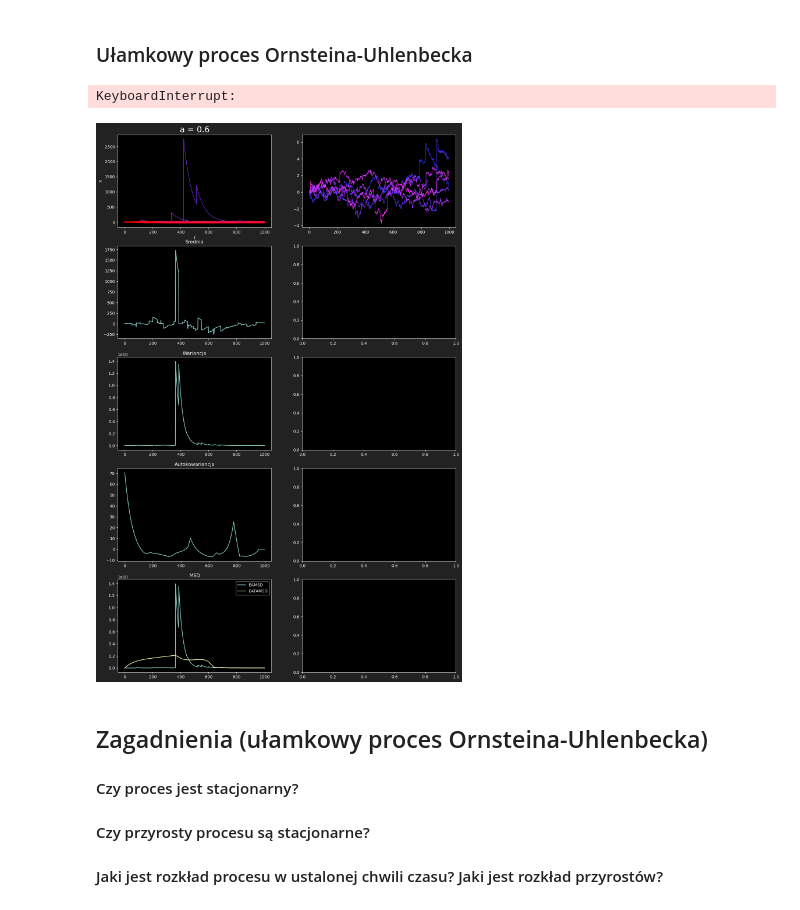
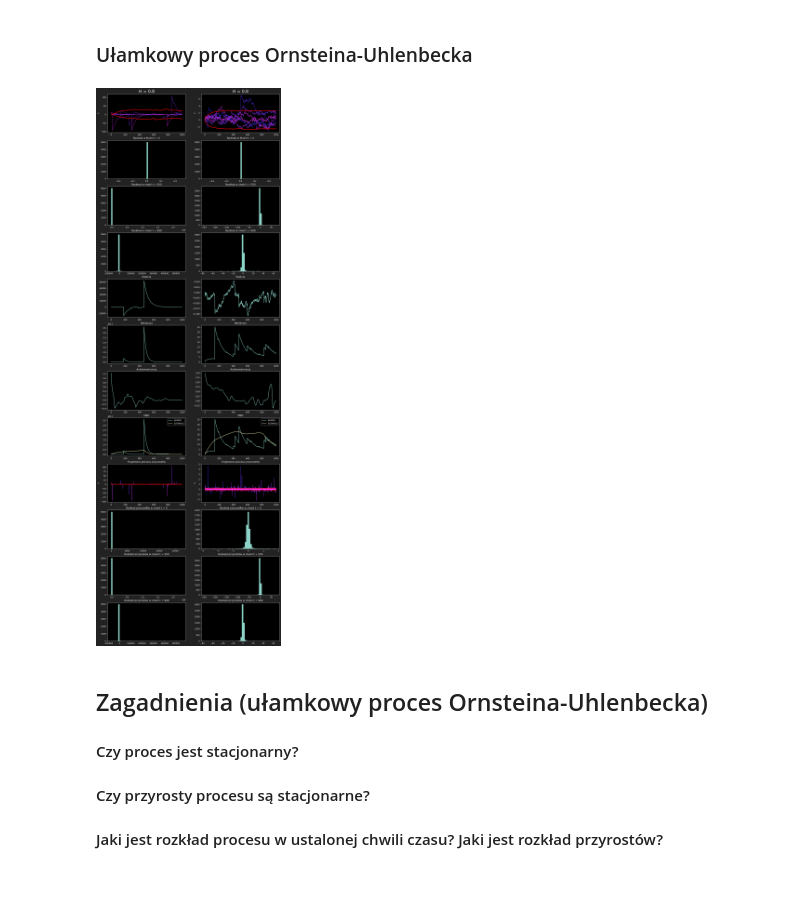
Before and after one commit to BartoszMichalak13/Raports-CSoSP, a Jupyter notebook: ksps_r3_242504_268429.ipynb, the cells around one changed output. Cells and saved outputs as stored; diff of their text form; code cells hidden in the pictures; blank space fills up the shorter version.

Commit message:
histograms and increments processes.

```diff
--- a/ksps_r3_242504_268429.ipynb
+++ b/ksps_r3_242504_268429.ipynb
@@ -102,6 +102,10 @@ def get_covariance(X, Y):
 
 def get_auto_covariance(X):
     return np.array([get_covariance(X[:-h], X[h:]) for h in range(1, len(X) - 1)])
+
+
+def get_increments_proc(process):
+    return process[1:] - process[:-1]
 # %% [markdown]
 ### Ułamkowy ruch Browna
 # %%
@@ -256,47 +290,77 @@ def get_lamperti_transformed_proc(a, B, proc_len, dt):
     sim_len = 1000
     dt = 0.01
 
-    fig, axes = plt.subplots(5, 2, figsize=(15, 24), facecolor="#222222")
+    fig, axes = plt.subplots(12, 2, figsize=(15, 48), facecolor="#222222")
 
     for i, a in enumerate(tqdm(a_vals, desc=f"Simulating trajectories: ")):
         proc_vals = []
+        increments = []
 
         for j in range(0, trajectories_count):
             sim_v = get_lamperti_transformed_proc(a, 0.0, sim_len, dt)
             proc_vals.append(sim_v)
+            increments.append(get_increments_proc(sim_v))
             if j < draw_trajectories:
                 axes[0, i].plot(sim_v, linewidth=1, color=traj_colors[j])
+                axes[8, i].plot(increments[-1], linewidth=1, color=traj_colors[j])
 
 
+        proc_vals = np.array(proc_vals)
+        increments = np.array(increments)
+
         mean, var, q05, q95 = get_proc_stats(proc_vals)
+        mean_inc, var_inc, q05_inc, q95_inc = get_proc_stats(increments)
         a_cod = get_auto_codifference(proc_vals[0])
         a_cov = get_auto_covariance(proc_vals[0])
         eamsd, eatamsd = get_msd(proc_vals)
 
-        axes[0, i].plot(q05, color="red", label="Linie kwantylowe", linewidth=3)
+        axes[0, i].plot(q05, color="red", label="Linie kwantylowe", linewidth=2)
         axes[0, i].plot(q95, color="red", linewidth=2)
         axes[0, i].set_xlabel("t")
         axes[0, i].set_ylabel("X")
         axes[0, i].set_title(f"a = {a}", fontsize=20)
 
-        axes[1, i].plot(mean)
-        axes[1, i].set_title("Średnia")
+        axes[1, i].hist(proc_vals[:,0], bins=50)
+        axes[1, i].set_title("Rozkład w chwili t = 0")
 
-        axes[2, i].plot(var)
-        axes[2, i].set_title("Wariancja")
+        axes[2, i].hist(proc_vals[:,sim_len//2], bins=50)
+        axes[2, i].set_title(f"Rozkład w chwili t = {sim_len//2}")
 
-        axes[3, i].plot(a_cov)
-        axes[3, i].set_title("Autokowariancja")
+        axes[3, i].hist(proc_vals[:,sim_len-1], bins=50)
+        axes[3, i].set_title(f"Rozkład w chwili t = {sim_len-1}")
 
-        axes[4, i].plot(eamsd, label="EAMSD")
-        axes[4, i].plot(eatamsd, label="EATAMSD")
-        axes[4, i].set_title("MSD")
-        axes[4, i].legend()
+        axes[4, i].plot(mean)
+        axes[4, i].set_title("Średnia")
+
+        axes[5, i].plot(var)
+        axes[5, i].set_title("Wariancja")
+
+        axes[6, i].plot(a_cov)
+        axes[6, i].set_title("Autokowariancja")
+
+        axes[7, i].plot(eamsd, label="EAMSD")
+        axes[7, i].plot(eatamsd, label="EATAMSD")
+        axes[7, i].set_title("MSD")
+        axes[7, i].legend()
+
+        axes[8, i].plot(q05_inc, color="red", label="Linie kwantylowe", linewidth=2)
+        axes[8, i].plot(q95_inc, color="red", linewidth=2)
+        axes[8, i].set_xlabel("t")
+        axes[8, i].set_ylabel("X")
+        axes[8, i].set_title(f"Trajektorie procesu przyrostów")
+
+        axes[9, i].hist(increments[:,0], bins=50, density=True)
+        axes[9, i].set_title("Rozkład przyrostów w chwili t = 0")
+
+        axes[10, i].hist(proc_vals[:,sim_len//2], bins=50, density=True)
+        axes[10, i].set_title(f"Rozkład przyrostów w chwili t = {sim_len//2}")
+
+        axes[11, i].hist(proc_vals[:,sim_len-1], bins=50, density=True)
+        axes[11, i].set_title(f"Rozkład przyrostów w chwili t = {sim_len-1}")
 
     plt.show()
 # %% [output]
-KeyboardInterrupt:
-[figure, old version]
+[figure, new version]
 # %% [markdown]
 ## Zagadnienia (ułamkowy proces Ornsteina-Uhlenbecka)
 
```
Also changed, not shown: parts of 1 cell of this notebook.
